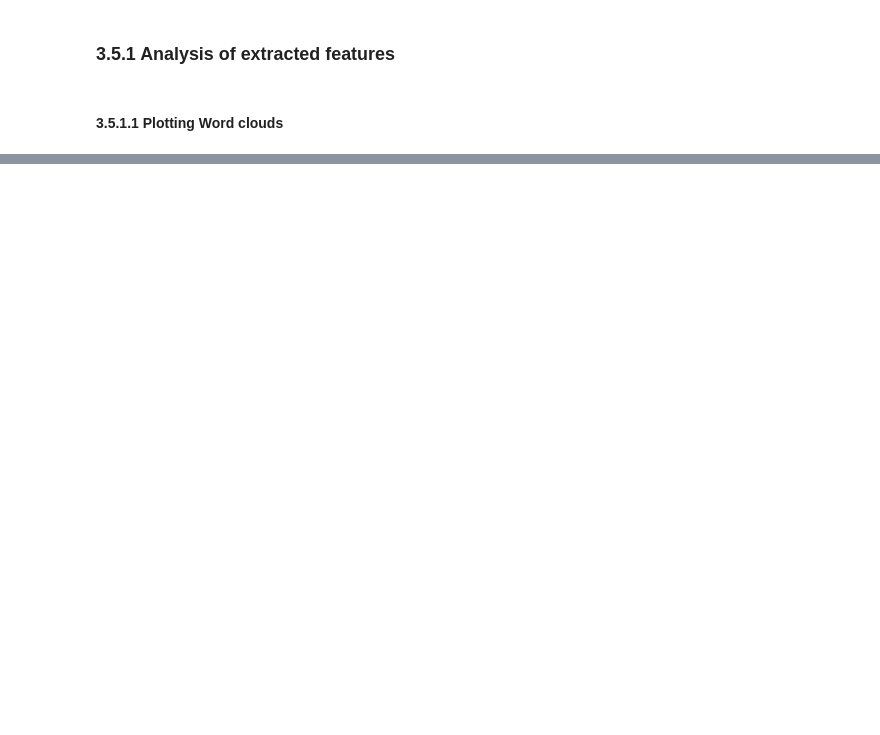
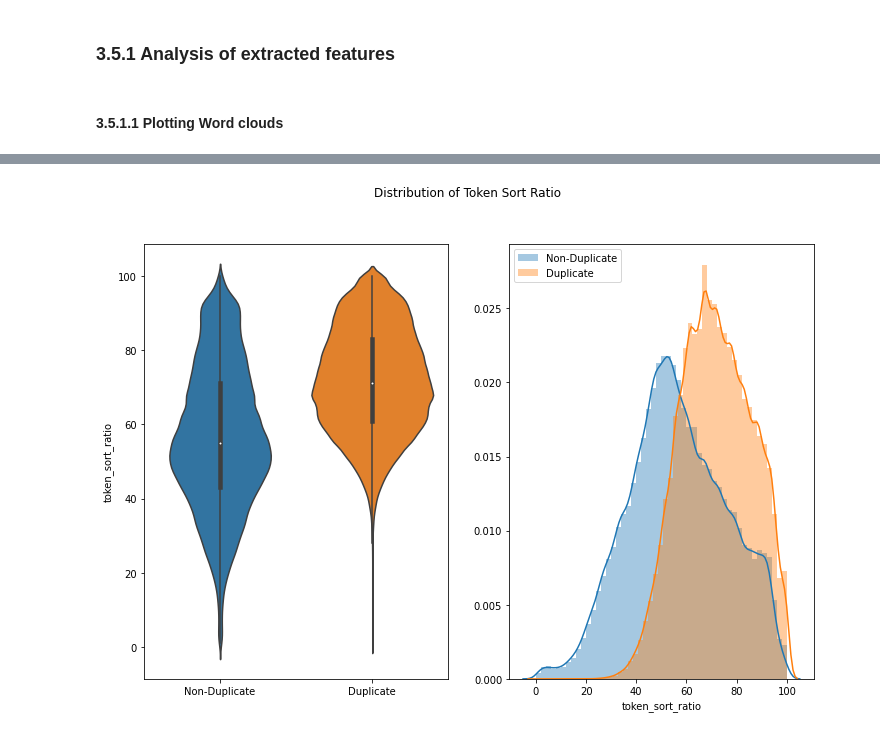
Before and after one commit to 1byte-yoda/ML-Personal-Projects, a Jupyter notebook: Quora_Duplicate.ipynb, the cells around one changed output, grey strips where cells are left out. Cells and saved outputs as stored; diff of their text form; code cells hidden in the pictures; blank space fills up the shorter version.

```diff
--- a/Quora_Duplicate.ipynb
+++ b/Quora_Duplicate.ipynb
@@ -615,0 +724,17 @@ Extracting features for train:
+# %%
+# Distribution of the token_sort_ratio
+
+plt.figure(figsize=(12,8))
+plt.suptitle('Distribution of Token Sort Ratio')
+plt.subplot(121)
+sns.violinplot(x='is_duplicate', y='token_sort_ratio', data=df)
+plt.xticks(ticks=[0,1], labels=['Non-Duplicate', 'Duplicate'])
+plt.xlabel('')
+
+plt.subplot(122)
+sns.distplot(a=df.loc[df['is_duplicate'] == 0, 'token_sort_ratio'], label='Non-Duplicate')
+sns.distplot(a=df.loc[df['is_duplicate'] == 1, 'token_sort_ratio'], label='Duplicate')
+plt.legend()
+plt.show()
+# %% [output]
+[figure, added]
```
Also changed, not shown: parts of 37 cells of this notebook.
